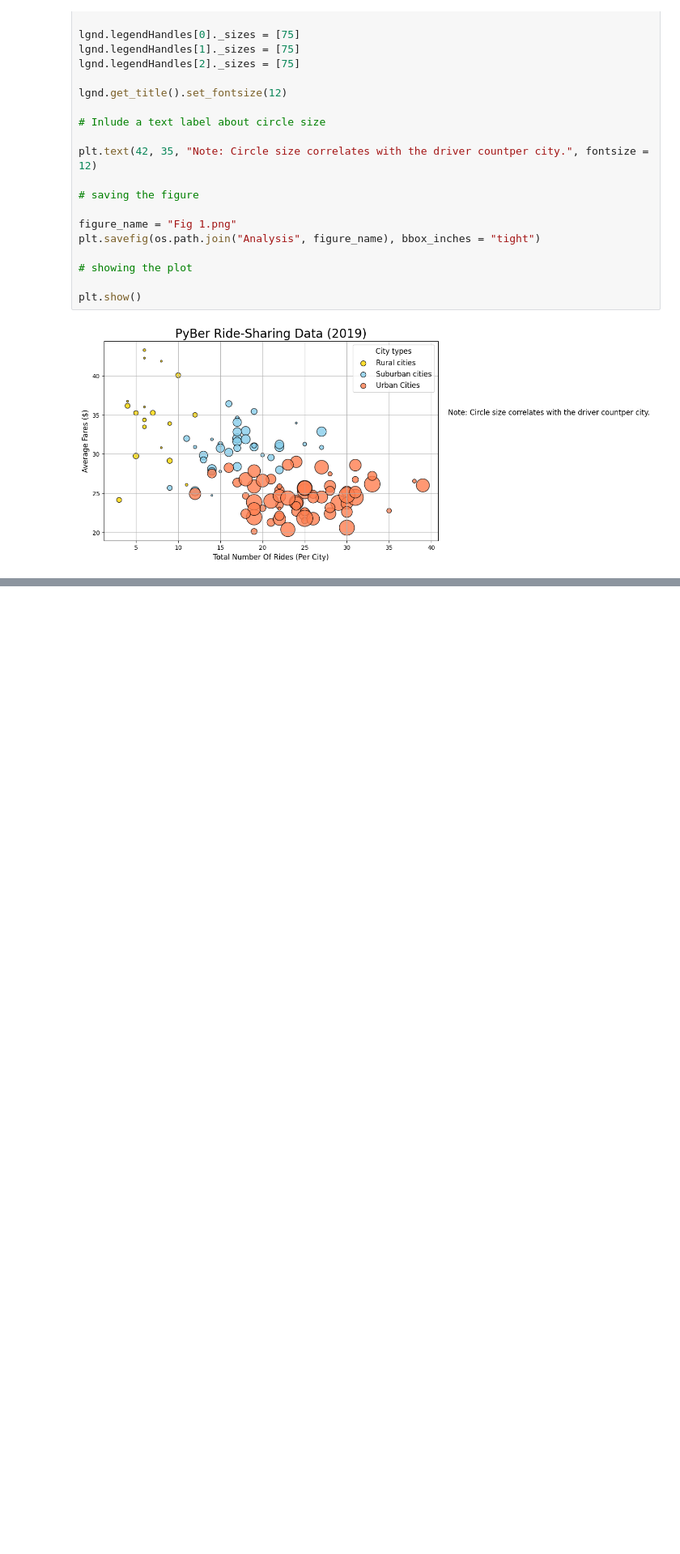
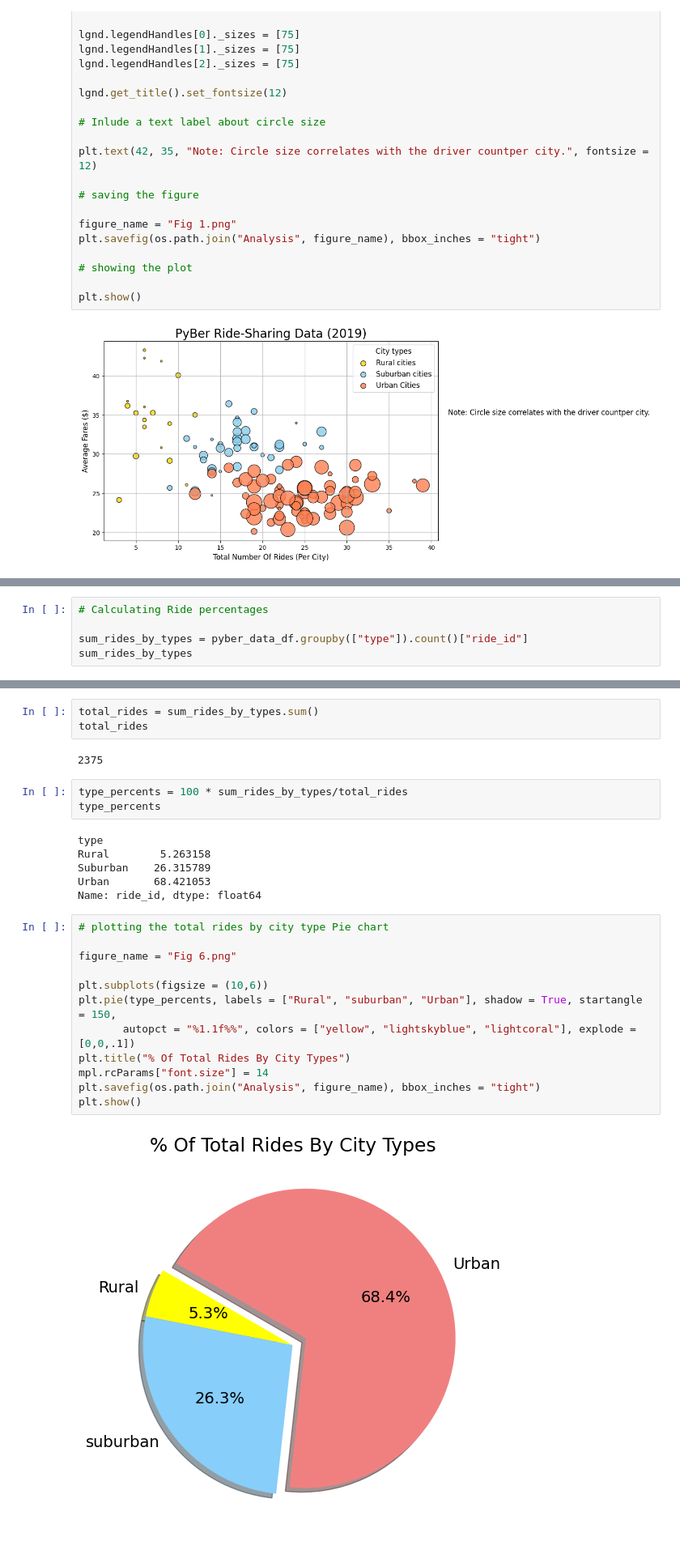
Before and after one commit to AhmadSidaoui/learning-journey, a Jupyter notebook: PyBer.ipynb, the cells around one changed output, grey strips where cells are left out. Shown at 81% size. Drawn from its saved outputs; the diff is of its cells as text; blank space fills up the shorter version.

```diff
--- a/PyBer.ipynb
+++ b/PyBer.ipynb
@@ -619,0 +670,5 @@ plt.show()
+# %%
+# Calculating Ride percentages
+
+sum_rides_by_types = pyber_data_df.groupby(["type"]).count()["ride_id"]
+sum_rides_by_types
@@ -619,0 +681,28 @@ plt.show()
+# %%
+total_rides = sum_rides_by_types.sum()
+total_rides
+# %% [output]
+2375
+# %%
+type_percents = 100 * sum_rides_by_types/total_rides
+type_percents
+# %% [output]
+type
+Rural        5.263158
+Suburban    26.315789
+Urban       68.421053
+Name: ride_id, dtype: float64
+# %%
+# plotting the total rides by city type Pie chart
+
+figure_name = "Fig 6.png"
+
+plt.subplots(figsize = (10,6))
+plt.pie(type_percents, labels = ["Rural", "suburban", "Urban"], shadow = True, startangle = 150,
+       autopct = "%1.1f%%", colors = ["yellow", "lightskyblue", "lightcoral"], explode = [0,0,.1])
+plt.title("% Of Total Rides By City Types")
+mpl.rcParams["font.size"] = 14
+plt.savefig(os.path.join("Analysis", figure_name), bbox_inches = "tight")
+plt.show()
+# %% [output]
+[figure, added]
```
Also changed, not shown: parts of 56 cells of this notebook, 3 other files.
